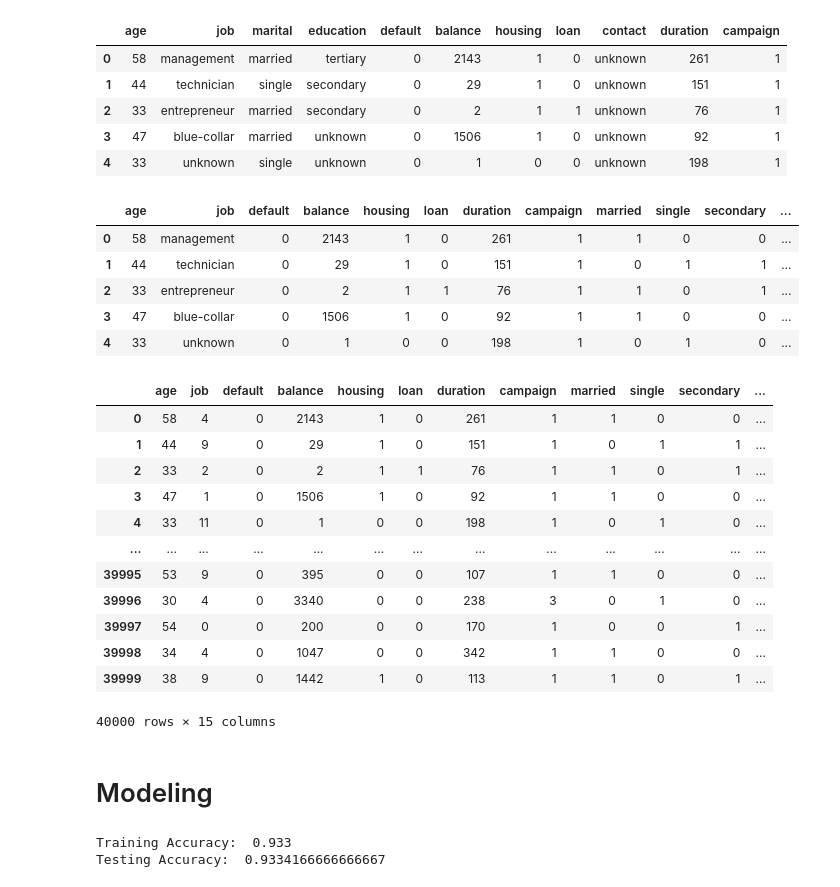
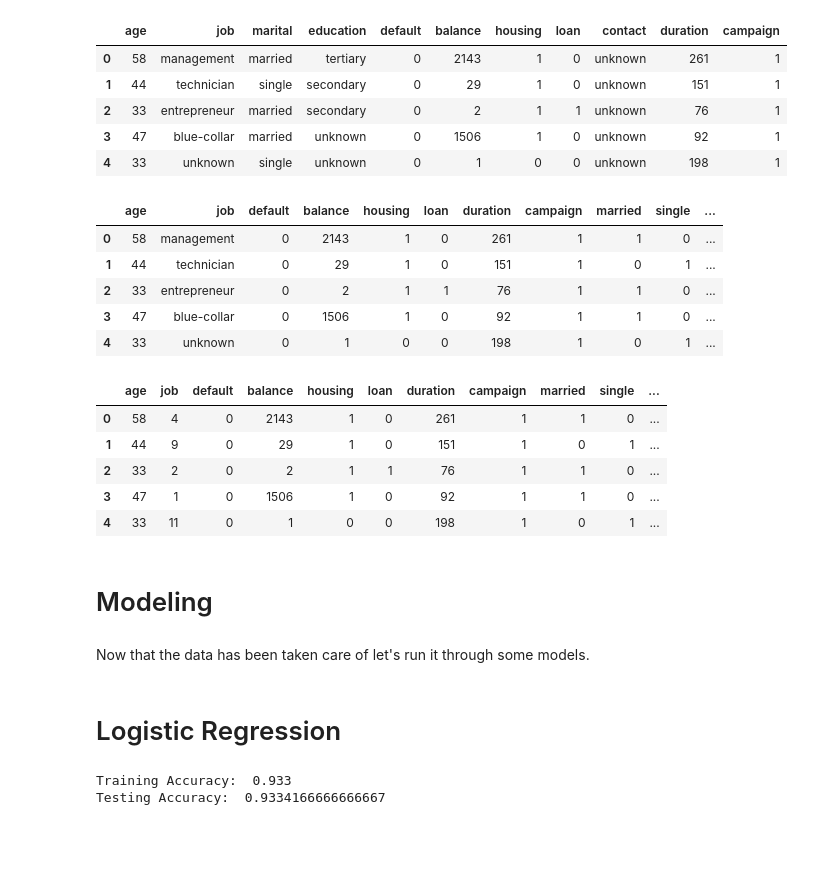
Before and after one commit to c-woo/Term-Deposit-Marketing, a Jupyter notebook: hEKjo7ytguAZ49JN.ipynb, the cells around one changed output. Drawn from its saved outputs; the diff is of its cells as text; code cells hidden in the pictures; blank space fills up the shorter version.

```diff
--- a/hEKjo7ytguAZ49JN.ipynb
+++ b/hEKjo7ytguAZ49JN.ipynb
@@ -258,46 +301,43 @@ X.head()
 ## create dummies for categorical variables except for job because job has too many unique values
 
 marital_dummies = pd.get_dummies(X['marital'], drop_first=True)
-education_dummies = pd.get_dummies(X['education'], drop_first=True)
-contact_dummies = pd.get_dummies(X['contact'], drop_first=True)
+education_dummies = pd.get_dummies(X['education'], prefix='education', drop_first=True)
+contact_dummies = pd.get_dummies(X['contact'], prefix='contact', drop_first=True)
 
 X_dummies = pd.concat([X.drop(['marital', 'education', 'contact'], axis=1),
                        marital_dummies, education_dummies, contact_dummies], axis=1)
 X_dummies.head()
 # %% [output]
-|  | age | job | default | balance | housing | loan | duration | campaign | married | single | secondary | ... |
-| 0 | 58 | management | 0 | 2143 | 1 | 0 | 261 | 1 | 1 | 0 | 0 | ... |
-| 1 | 44 | technician | 0 | 29 | 1 | 0 | 151 | 1 | 0 | 1 | 1 | ... |
-| 2 | 33 | entrepreneur | 0 | 2 | 1 | 1 | 76 | 1 | 1 | 0 | 1 | ... |
-| 3 | 47 | blue-collar | 0 | 1506 | 1 | 0 | 92 | 1 | 1 | 0 | 0 | ... |
-| 4 | 33 | unknown | 0 | 1 | 0 | 0 | 198 | 1 | 0 | 1 | 0 | ... |
+|  | age | job | default | balance | housing | loan | duration | campaign | married | single | ... |
+| 0 | 58 | management | 0 | 2143 | 1 | 0 | 261 | 1 | 1 | 0 | ... |
+| 1 | 44 | technician | 0 | 29 | 1 | 0 | 151 | 1 | 0 | 1 | ... |
+| 2 | 33 | entrepreneur | 0 | 2 | 1 | 1 | 76 | 1 | 1 | 0 | ... |
+| 3 | 47 | blue-collar | 0 | 1506 | 1 | 0 | 92 | 1 | 1 | 0 | ... |
+| 4 | 33 | unknown | 0 | 1 | 0 | 0 | 198 | 1 | 0 | 1 | ... |
 # %%
 ## use label encoder on job
 
 labelencoder = LabelEncoder()
 X_dummies['job'] = labelencoder.fit_transform(X_dummies['job'])
 # %%
-X_dummies
+X_dummies.head()
 # %% [output]
-|  | age | job | default | balance | housing | loan | duration | campaign | married | single | secondary | ... |
-| 0 | 58 | 4 | 0 | 2143 | 1 | 0 | 261 | 1 | 1 | 0 | 0 | ... |
-| 1 | 44 | 9 | 0 | 29 | 1 | 0 | 151 | 1 | 0 | 1 | 1 | ... |
-| 2 | 33 | 2 | 0 | 2 | 1 | 1 | 76 | 1 | 1 | 0 | 1 | ... |
-| 3 | 47 | 1 | 0 | 1506 | 1 | 0 | 92 | 1 | 1 | 0 | 0 | ... |
-| 4 | 33 | 11 | 0 | 1 | 0 | 0 | 198 | 1 | 0 | 1 | 0 | ... |
-| ... | ... | ... | ... | ... | ... | ... | ... | ... | ... | ... | ... | ... |
-| 39995 | 53 | 9 | 0 | 395 | 0 | 0 | 107 | 1 | 1 | 0 | 0 | ... |
-| 39996 | 30 | 4 | 0 | 3340 | 0 | 0 | 238 | 3 | 0 | 1 | 0 | ... |
-| 39997 | 54 | 0 | 0 | 200 | 0 | 0 | 170 | 1 | 0 | 0 | 1 | ... |
-| 39998 | 34 | 4 | 0 | 1047 | 0 | 0 | 342 | 1 | 1 | 0 | 0 | ... |
-| 39999 | 38 | 9 | 0 | 1442 | 1 | 0 | 113 | 1 | 1 | 0 | 1 | ... |
+|  | age | job | default | balance | housing | loan | duration | campaign | married | single | ... |
+| 0 | 58 | 4 | 0 | 2143 | 1 | 0 | 261 | 1 | 1 | 0 | ... |
+| 1 | 44 | 9 | 0 | 29 | 1 | 0 | 151 | 1 | 0 | 1 | ... |
+| 2 | 33 | 2 | 0 | 2 | 1 | 1 | 76 | 1 | 1 | 0 | ... |
+| 3 | 47 | 1 | 0 | 1506 | 1 | 0 | 92 | 1 | 1 | 0 | ... |
+| 4 | 33 | 11 | 0 | 1 | 0 | 0 | 198 | 1 | 0 | 1 | ... |
-40000 rows × 15 columns
 # %% [markdown]
 # Modeling
+# %% [markdown]
+Now that the data has been taken care of let's run it through some models.
 # %%
 ## split data into training and test sets
 
 X_train, X_test, y_train, y_test = train_test_split(X_dummies, y, test_size=0.3, random_state=42)
+# %% [markdown]
+# Logistic Regression
 # %%
 ## create a logistic regression model
 
```
Also changed, not shown: parts of 63 cells of this notebook.
